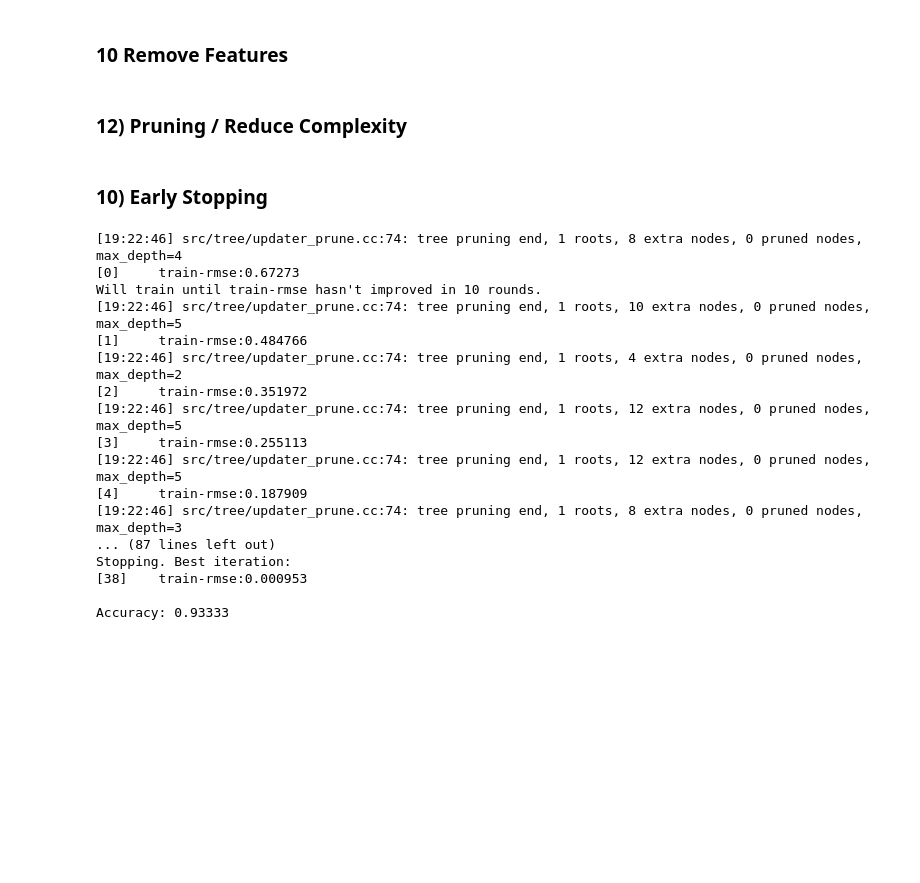
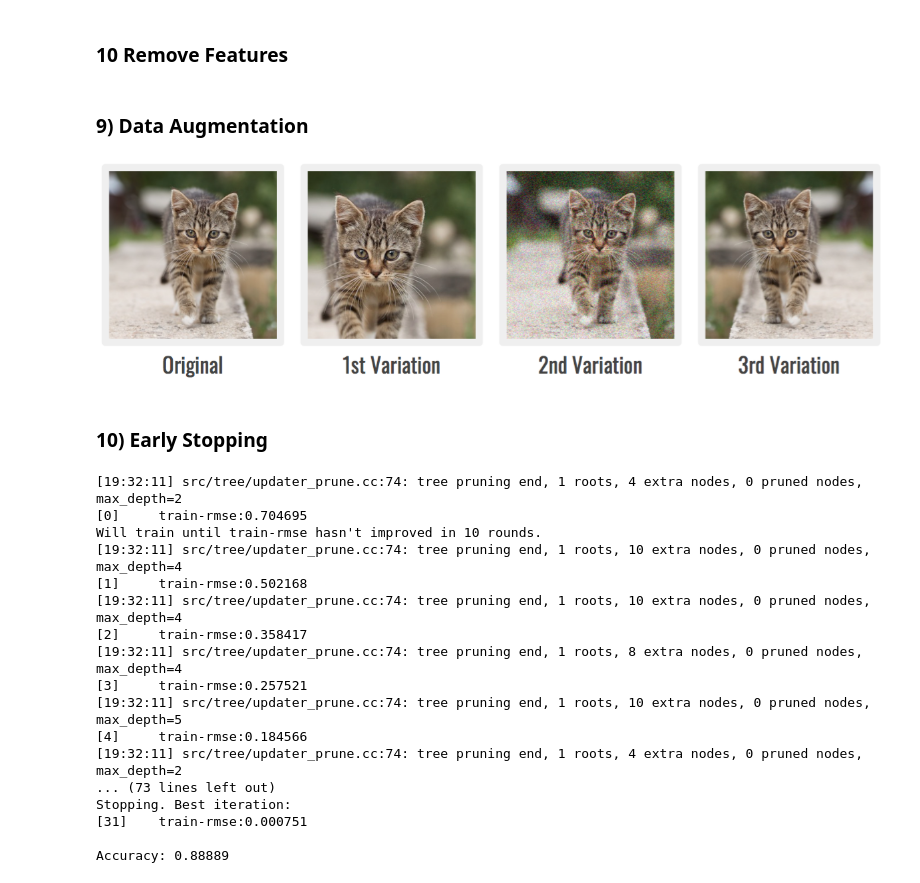
Before and after one commit to geoffreylink/Projects, a Jupyter notebook: 06 Machine Learning/10 Common Ways To Prevent Overfitting in 10 lines.ipynb, the cells around one changed output. Cells and saved outputs as stored; diff of their text form; code cells hidden in the pictures; blank space fills up the shorter version.

```diff
--- a/06 Machine Learning/10 Common Ways To Prevent Overfitting in 10 lines.ipynb
+++ b/06 Machine Learning/10 Common Ways To Prevent Overfitting in 10 lines.ipynb
@@ -119,8 +144,13 @@ Accuracy: 0.88889
 ### 9) Add more Data
 # %% [markdown]
 ### 10 Remove Features
-# %% [markdown]
-### 12) Pruning / Reduce Complexity
+# %% [markdown]
+### 9) Data Augmentation
+# %%
+from IPython.display import Image
+Image(filename='AugmentedCat.png')
+# %% [output]
+[figure, added]
 # %% [markdown]
 ### 10) Early Stopping
 # %%
@@ -135,25 +165,25 @@ iris = datasets.load_iris()
 X_train, X_test, y_train, y_test = train_test_split(iris.data, iris.target, test_size=0.3)
 
 dtrain      = xgb.DMatrix(X_train, y_train)
-bst         = xgb.train({}, dtrain, num_boost_round=100, evals=[(dtrain, 'train')], early_stopping_rounds=10)
+bst         = xgb.train({}, dtrain, num_boost_round=10000, evals=[(dtrain, 'train')], early_stopping_rounds=10)
 predictions = np.round(bst.predict(xgb.DMatrix(X_test)))
 
 print('Accuracy: {:.{}f}'.format(metrics.accuracy_score(y_test, predictions), 5))
 # %% [output]
-[19:22:46] src/tree/updater_prune.cc:74: tree pruning end, 1 roots, 8 extra nodes, 0 pruned nodes, max_depth=4
-[0]     train-rmse:0.67273
+[19:32:11] src/tree/updater_prune.cc:74: tree pruning end, 1 roots, 4 extra nodes, 0 pruned nodes, max_depth=2
+[0]     train-rmse:0.704695
 Will train until train-rmse hasn't improved in 10 rounds.
-[19:22:46] src/tree/updater_prune.cc:74: tree pruning end, 1 roots, 10 extra nodes, 0 pruned nodes, max_depth=5
-[1]     train-rmse:0.484766
-[19:22:46] src/tree/updater_prune.cc:74: tree pruning end, 1 roots, 4 extra nodes, 0 pruned nodes, max_depth=2
-[2]     train-rmse:0.351972
-[19:22:46] src/tree/updater_prune.cc:74: tree pruning end, 1 roots, 12 extra nodes, 0 pruned nodes, max_depth=5
-[3]     train-rmse:0.255113
-[19:22:46] src/tree/updater_prune.cc:74: tree pruning end, 1 roots, 12 extra nodes, 0 pruned nodes, max_depth=5
-[4]     train-rmse:0.187909
-[19:22:46] src/tree/updater_prune.cc:74: tree pruning end, 1 roots, 8 extra nodes, 0 pruned nodes, max_depth=3
-... (87 lines left out)
+[19:32:11] src/tree/updater_prune.cc:74: tree pruning end, 1 roots, 10 extra nodes, 0 pruned nodes, max_depth=4
+[1]     train-rmse:0.502168
+[19:32:11] src/tree/updater_prune.cc:74: tree pruning end, 1 roots, 10 extra nodes, 0 pruned nodes, max_depth=4
+[2]     train-rmse:0.358417
+[19:32:11] src/tree/updater_prune.cc:74: tree pruning end, 1 roots, 8 extra nodes, 0 pruned nodes, max_depth=4
+[3]     train-rmse:0.257521
+[19:32:11] src/tree/updater_prune.cc:74: tree pruning end, 1 roots, 10 extra nodes, 0 pruned nodes, max_depth=5
+[4]     train-rmse:0.184566
+[19:32:11] src/tree/updater_prune.cc:74: tree pruning end, 1 roots, 4 extra nodes, 0 pruned nodes, max_depth=2
+... (73 lines left out)
 Stopping. Best iteration:
-[38]    train-rmse:0.000953
+[31]    train-rmse:0.000751
 
-Accuracy: 0.93333
+Accuracy: 0.88889
```
Also changed, not shown: parts of 11 cells of this notebook, 1 other file.
